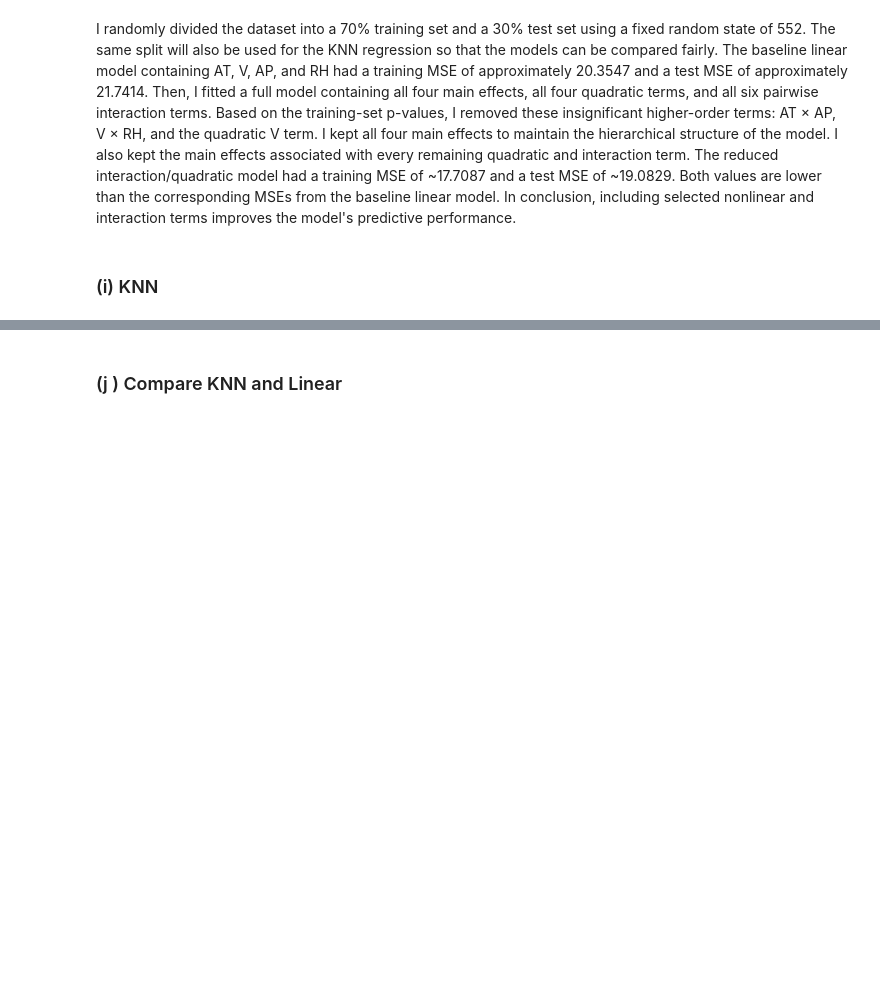
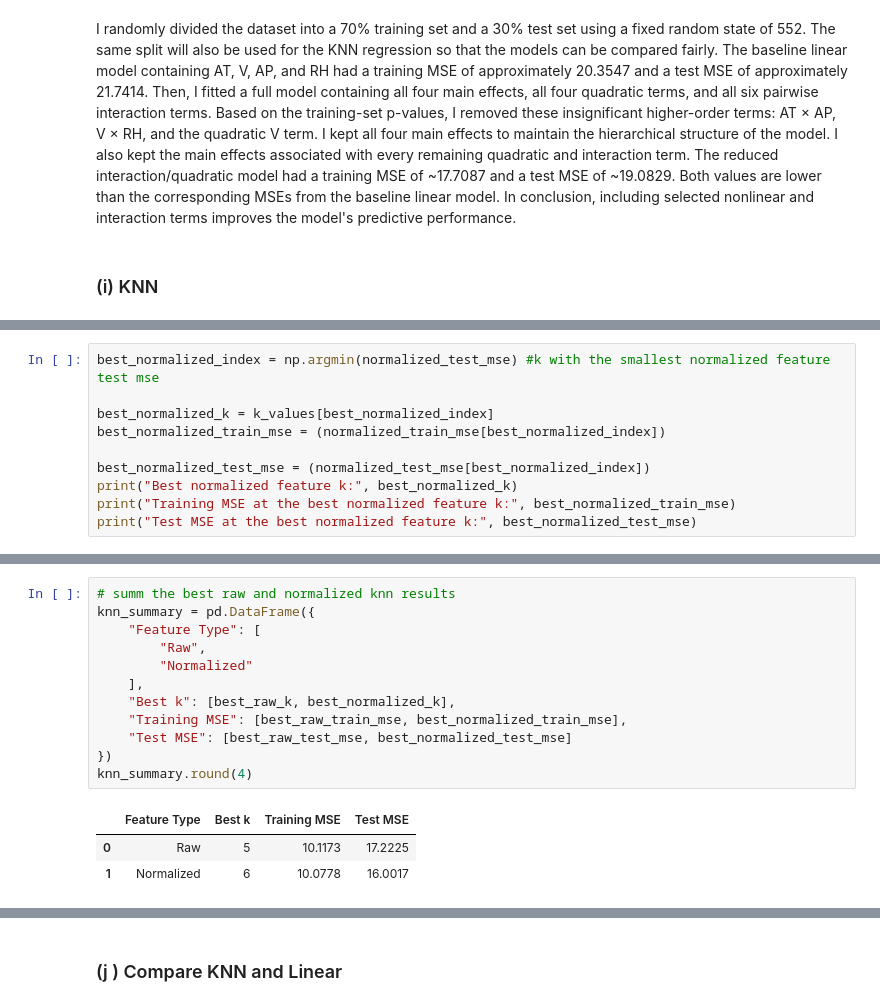
Before and after one commit to manvsatish/dsci-552-hw-2, a Jupyter notebook: notebooks/Satish_Manvika_HW2.ipynb, the cells around one changed output, grey strips where cells are left out. Drawn from its saved outputs; the diff is of its cells as text; blank space fills up the shorter version.

```diff
--- a/notebooks/Satish_Manvika_HW2.ipynb
+++ b/notebooks/Satish_Manvika_HW2.ipynb
@@ -593,0 +667,10 @@ Then, I fitted a full model containing all four main effects, all four quadratic
+# %%
+best_normalized_index = np.argmin(normalized_test_mse) #k with the smallest normalized feature test mse
+
+best_normalized_k = k_values[best_normalized_index]
+best_normalized_train_mse = (normalized_train_mse[best_normalized_index])
+
+best_normalized_test_mse = (normalized_test_mse[best_normalized_index])
+print("Best normalized feature k:", best_normalized_k)
+print("Training MSE at the best normalized feature k:", best_normalized_train_mse)
+print("Test MSE at the best normalized feature k:", best_normalized_test_mse)
@@ -593,0 +713,16 @@ Then, I fitted a full model containing all four main effects, all four quadratic
+# %%
+# summ the best raw and normalized knn results
+knn_summary = pd.DataFrame({
+    "Feature Type": [
+        "Raw",
+        "Normalized"
+    ],
+    "Best k": [best_raw_k, best_normalized_k],
+    "Training MSE": [best_raw_train_mse, best_normalized_train_mse],
+    "Test MSE": [best_raw_test_mse, best_normalized_test_mse]
+})
+knn_summary.round(4)
+# %% [output]
+|  | Feature Type | Best k | Training MSE | Test MSE |
+| 0 | Raw | 5 | 10.1173 | 17.2225 |
+| 1 | Normalized | 6 | 10.0778 | 16.0017 |
```
Also changed, not shown: parts of 10 cells of this notebook.
